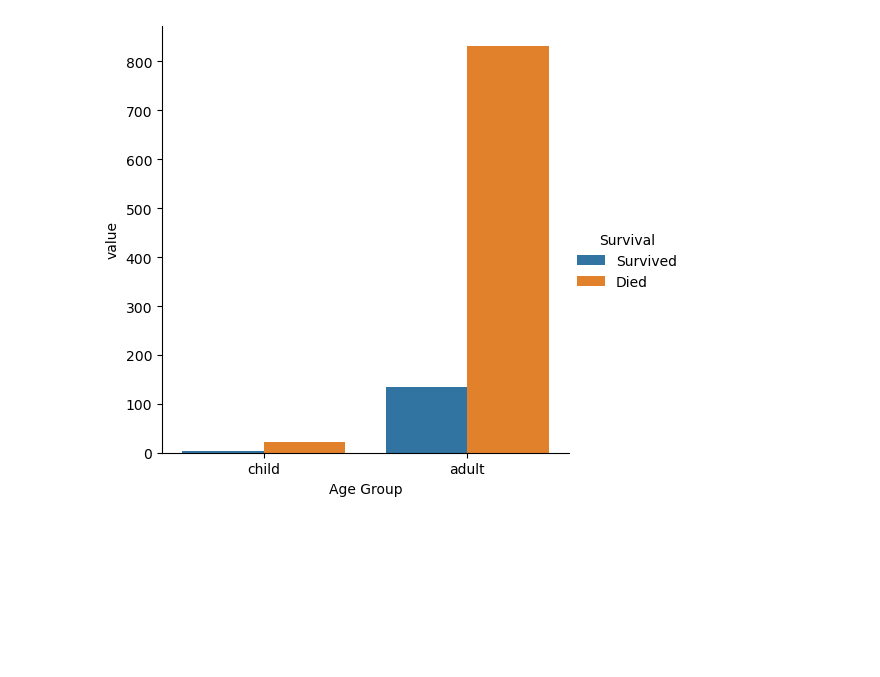
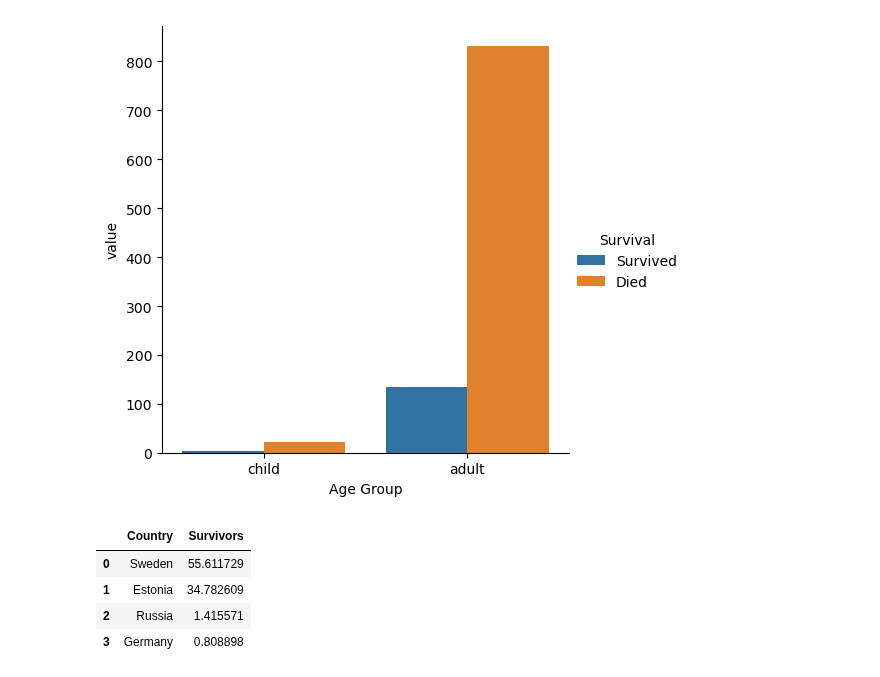
Before and after one commit to IsaacG-L/AI, a Jupyter notebook: Semester 1/Titanic/Titanic.ipynb, the cells around one changed output. Saved outputs shown, nothing was run; the diff lists cells and outputs as text; code cells hidden in the pictures; blank space fills up the shorter version.

```diff
--- a/Semester 1/Titanic/Titanic.ipynb
+++ b/Semester 1/Titanic/Titanic.ipynb
@@ -662,3 +662,31 @@ sns.catplot(data=age_survival, x="Age Group", y="value", hue="Survival", kind="b
 # %% [output]
 <seaborn.axisgrid.FacetGrid at 0x...>
 [figure]
+# %%
+passengerCountry = {"Sweden": 0, "Estonia": 0, "Russia": 0, "Germany": 0}
+for passenger in boaty["Country"]:
+    if passenger == "Sweden":
+        passengerCountry["Sweden"] += 1
+    elif passenger == "Estonia":
+        passengerCountry["Estonia"] += 1
+    elif passenger == "Russia":
+        passengerCountry["Russia"] += 1
+    elif passenger == "Germany":
+        passengerCountry["Germany"] +=1
+percentCountry = {"Sweden": (passengerCountry["Sweden"]/len(boaty))*100,
+                 "Estonia": (passengerCountry["Estonia"]/len(boaty)*100),
+                 "Russia": (passengerCountry["Russia"]/len(boaty)*100),
+                  "Germany": (passengerCountry["Germany"]/len(boaty)*100)
+                 }
+mesaFrecuencia = {
+    "Country": ["Sweden", "Estonia", "Russia", "Germany"],
+    "Survivors": [percentCountry["Sweden"], percentCountry["Estonia"], percentCountry["Russia"], percentCountry["Germany"]]
+}
+mesaFrecuencia = pd.DataFrame(mesaFrecuencia)
+mesaFrecuencia.head()
+# %% [output]
+|  | Country | Survivors |
+| 0 | Sweden | 55.611729 |
+| 1 | Estonia | 34.782609 |
+| 2 | Russia | 1.415571 |
+| 3 | Germany | 0.808898 |
```
Also changed, not shown: parts of 2 cells of this notebook.
